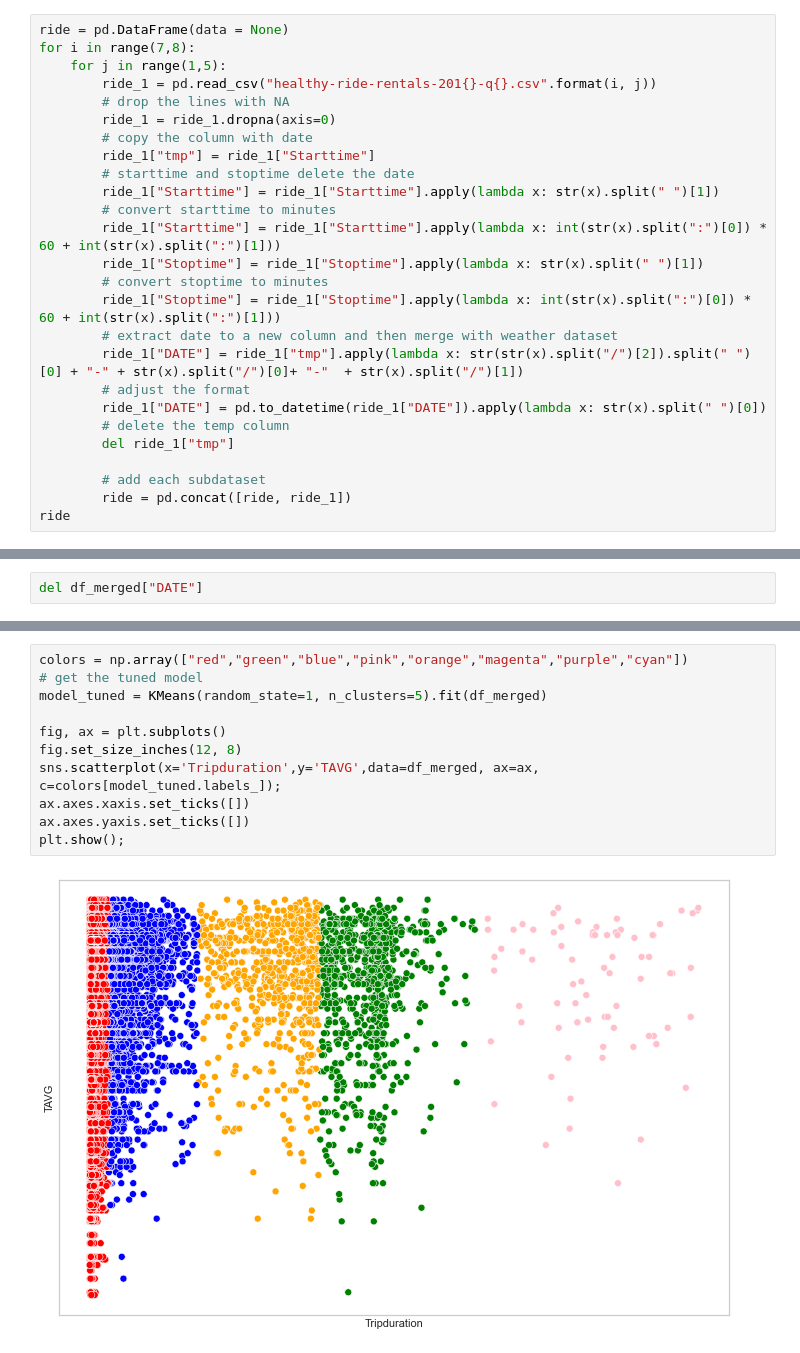
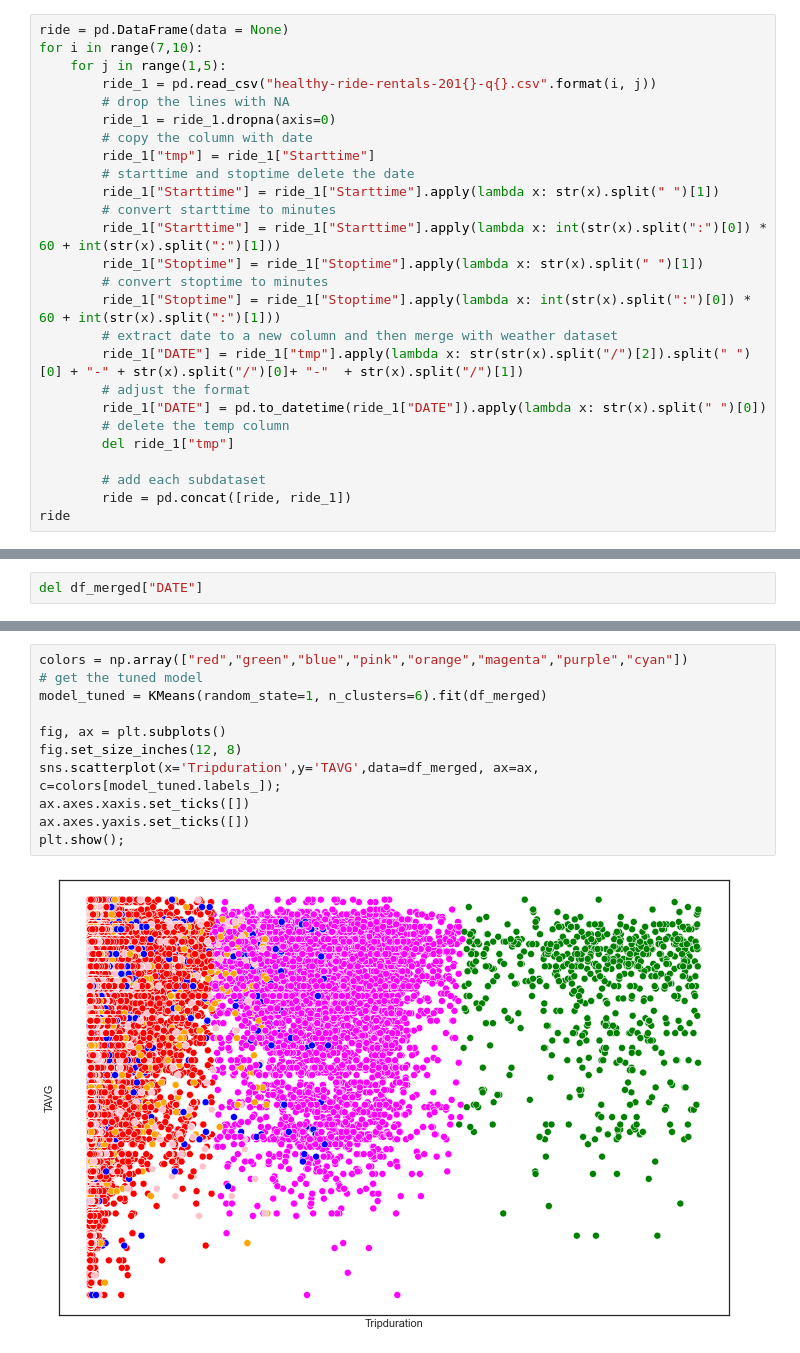
Before and after one commit to Nellyan4/data_mining_project, a Jupyter notebook: Clustering.ipynb, the cells around one changed output, grey strips where cells are left out. Drawn from its saved outputs; the diff is of its cells as text.

```diff
--- a/Clustering.ipynb
+++ b/Clustering.ipynb
@@ -65,7 +65,7 @@ memory usage: 51.5+ KB
 | 4 | 2017-01-05 | 8.72 | 0.06 | 23.0 | 18.0 | 20.5 |
 # %%
 ride = pd.DataFrame(data = None)
-for i in range(7,8):
+for i in range(7,10):
     for j in range(1,5):
         ride_1 = pd.read_csv("healthy-ride-rentals-201{}-q{}.csv".format(i, j))
         # drop the lines with NA
@@ -174,13 +174,13 @@ visualizer.show();
 # %%
 colors = np.array(["red","green","blue","pink","orange","magenta","purple","cyan"])
 # get the tuned model
-model_tuned = KMeans(random_state=1, n_clusters=5).fit(df_merged)
+model_tuned = KMeans(random_state=1, n_clusters=6).fit(df_merged)
 
 fig, ax = plt.subplots()
 fig.set_size_inches(12, 8)
 sns.scatterplot(x='Tripduration',y='TAVG',data=df_merged, ax=ax, c=colors[model_tuned.labels_]);
 ax.axes.xaxis.set_ticks([])
 ax.axes.yaxis.set_ticks([])
 plt.show();
 # %% [output]
-[figure, old version]
+[figure, new version]
```
Also changed, not shown: parts of 4 cells of this notebook, 2 other files.
